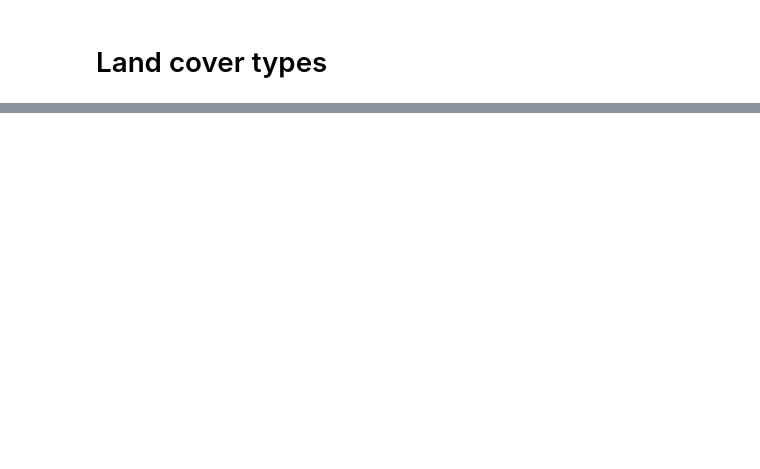
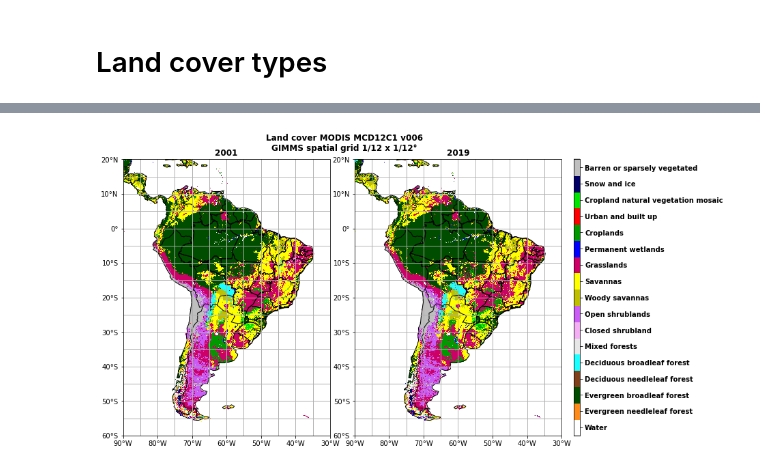
Before and after one commit to SandroAlex/phd, a Jupyter notebook: notebooks/single_variables/land_cover_modis.ipynb, the cells around one changed output, grey strips where cells are left out. Cells and saved outputs as stored; diff of their text form; code cells hidden in the pictures; blank space fills up the shorter version.

```diff
--- a/notebooks/single_variables/land_cover_modis.ipynb
+++ b/notebooks/single_variables/land_cover_modis.ipynb
@@ -414,0 +356,20 @@ DS.to_netcdf(
+# %%
+%%time
+
+# Regridder object.
+REGRIDDER = xe.Regridder(
+    ds_in=DA_LC.to_dataset(),
+    ds_out=NEW_GRID,
+    method="nearest_s2d",
+    periodic=False, # Not global data!
+    filename="modis_to_gimms_regriddrer.nc",
+    reuse_weights=True
+)
+
+# Do it.
+DA_LC_REG = REGRIDDER(DA_LC)
+
+# Sea mask.
+DA_LC_REG = DA_LC_REG.assign_coords({"land_mask": DS_NDVI.land_mask})
+
+print(DA_LC_REG)
@@ -414,0 +560,51 @@ DS.to_netcdf(
+# %%
+# Maps.
+axgr = cdlearn.maps.south_america(
+    figsize=(12, 12),
+    nrows_ncols=(1, 2),
+    axes_pad=0.50,
+    suptitle="Land cover MODIS MCD12C1 v006\nGIMMS spatial grid 1/12 x 1/12°",
+    suptitle_y=0.78,
+    titles=["2001", "2019"],
+    cbar_mode="single",
+    cbar_location="right"
+)
+
+# Plot 2001 results.
+plotmap = DS_LC_REG.land_class.isel(time=0).plot(
+    ax=axgr[0],
+    vmin=int(0),
+    vmax=int(16),
+    levels=np.arange(0, 18, 1),
+    cmap=cmap_alex,
+    add_colorbar=False,
+    add_labels=False
+)
+
+# Plot 2019 results.
+plotmap = DS_LC_REG.land_class.isel(time=-1).plot(
+    ax=axgr[1],
+    vmin=int(0),
+    vmax=int(16),
+    levels=np.arange(0, 18, 1),
+    cmap=cmap_alex,
+    add_colorbar=False,
+    add_labels=False
+)
+
+# Fill colorbar.
+cb = axgr.cbar_axes[0].colorbar(plotmap)
+cb.cbar_axis.set_ticks(np.arange(0, 17, 1) + 0.5)
+
+# Make colorbar y ticks as strings.
+ylabels = [classes_dict[key] for key in range(17)]
+_ = cb.cbar_axis.axes.yaxis.set_ticklabels(ylabels, weight="bold")
+
+# Save figures.
+plt.savefig(
+    FIG_FOLDER + "land_cover_igbp_modis_2001_2019.jpg",
+    dpi=200,
+    bbox_inches="tight"
+)
+# %% [output]
+[figure, added]
```
Also changed, not shown: parts of 60 cells of this notebook.
